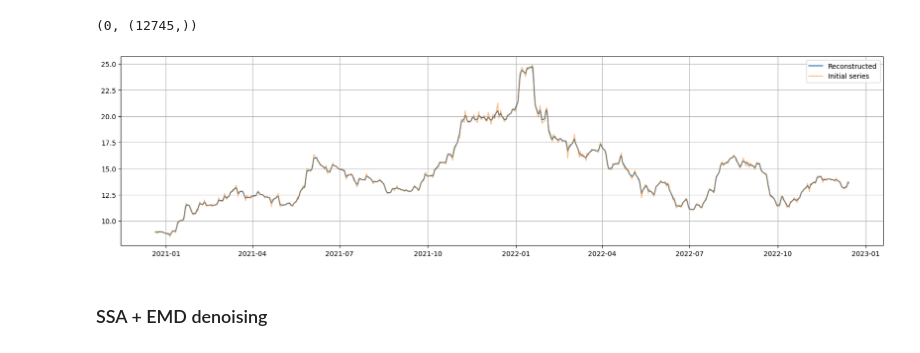
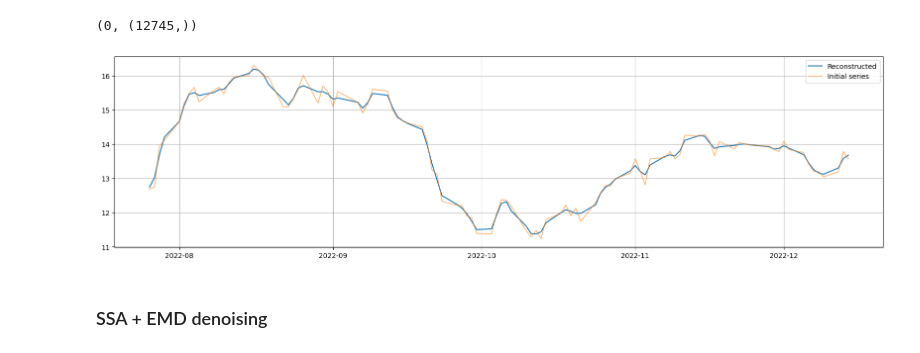
Before and after one commit to AndrewGrishin/Stock-Forecasting, a Jupyter notebook: NN/nn.ipynb, the cells around one changed output. Drawn from its saved outputs; the diff is of its cells as text; code cells hidden in the pictures.

```diff
--- a/NN/script.ipynb
+++ b/NN/nn.ipynb
@@ -94,17 +94,17 @@ m_opt, reconstructed_series.shape
 # %% [output]
 (0, (12745,))
 # %%
-start = -500
+start = -100
 end = None
 
 plt.figure(figsize= (20, 5))
 plt.plot(dates[start:end], reconstructed_series[start:end], label= "Reconstructed")
 plt.plot(dates[start:end], open_price[start:end], label= "Initial series", alpha= 0.5)
 plt.grid(True)
 plt.legend(loc= "best")
 plt.show()
 # %% [output]
-[figure, old version]
+[figure, new version]
 # %% [markdown]
 ### SSA + EMD denoising
 # %%
```
Also changed, not shown: 7 other files.
